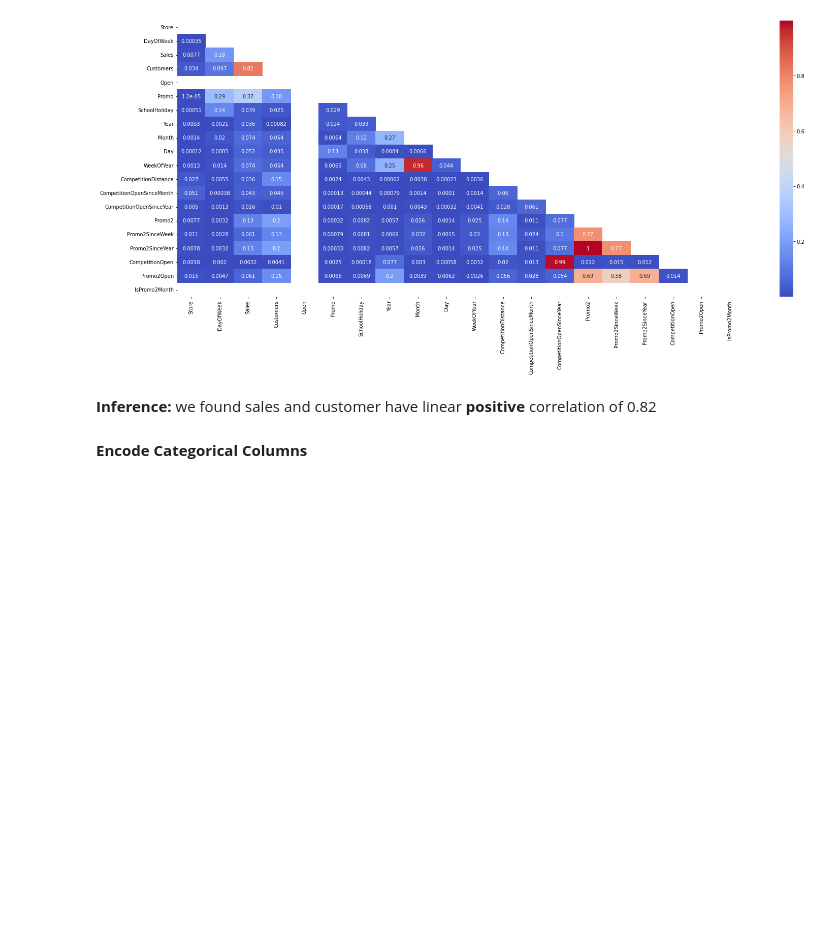
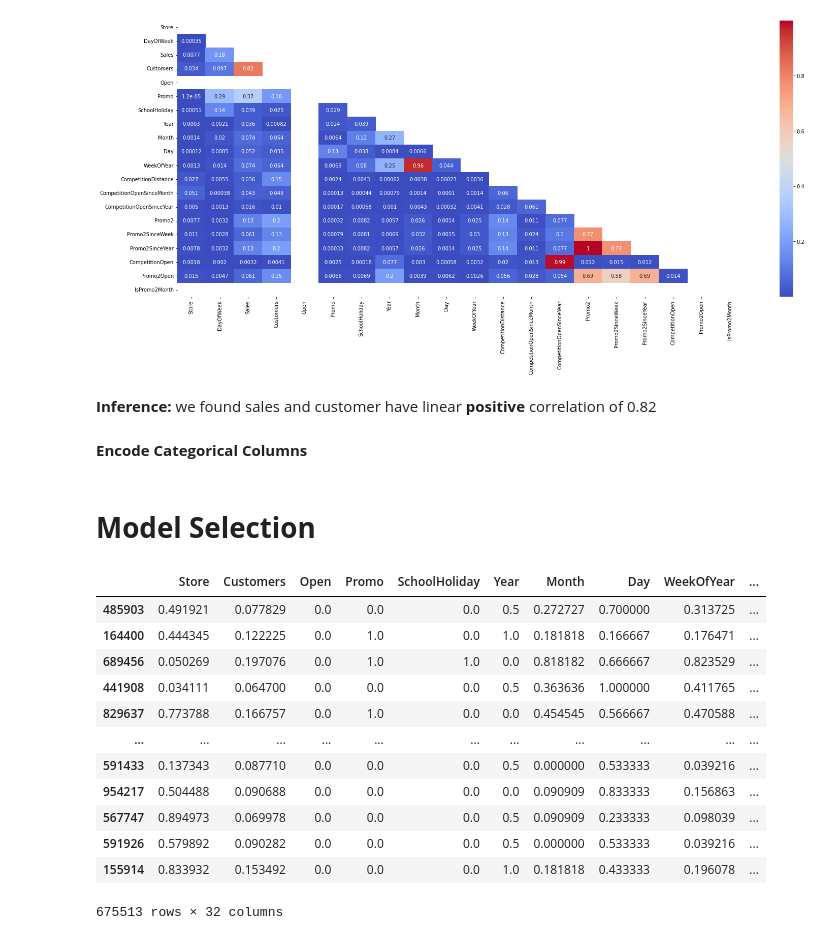
Before and after one commit to vak1997/Rossmann-Sales-Prediction, a Jupyter notebook: Rossmann_Sales_Prediction_Capstone_Project_2.ipynb, the cells around one changed output. Drawn from its saved outputs; the diff is of its cells as text; code cells hidden in the pictures; blank space fills up the shorter version.

```diff
--- a/Rossmann_Sales_Prediction_Capstone_Project_2.ipynb
+++ b/Rossmann_Sales_Prediction_Capstone_Project_2.ipynb
@@ -578,3 +578,5 @@ x[encoded_cols] = encoder.transform(x[cat_col])
 #remove unnecessary  categorical column
 for i in cat_col:
   del x[i]
+# %% [markdown]
+# **Model Selection**
@@ -580,0 +649,16 @@ for i in cat_col:
+# %%
+X_train
+# %% [output]
+|  | Store | Customers | Open | Promo | SchoolHoliday | Year | Month | Day | WeekOfYear | ... |
+| 485903 | 0.491921 | 0.077829 | 0.0 | 0.0 | 0.0 | 0.5 | 0.272727 | 0.700000 | 0.313725 | ... |
+| 164400 | 0.444345 | 0.122225 | 0.0 | 1.0 | 0.0 | 1.0 | 0.181818 | 0.166667 | 0.176471 | ... |
+| 689456 | 0.050269 | 0.197076 | 0.0 | 1.0 | 1.0 | 0.0 | 0.818182 | 0.666667 | 0.823529 | ... |
+| 441908 | 0.034111 | 0.064700 | 0.0 | 0.0 | 0.0 | 0.5 | 0.363636 | 1.000000 | 0.411765 | ... |
+| 829637 | 0.773788 | 0.166757 | 0.0 | 1.0 | 0.0 | 0.0 | 0.454545 | 0.566667 | 0.470588 | ... |
+| ... | ... | ... | ... | ... | ... | ... | ... | ... | ... | ... |
+| 591433 | 0.137343 | 0.087710 | 0.0 | 0.0 | 0.0 | 0.5 | 0.000000 | 0.533333 | 0.039216 | ... |
+| 954217 | 0.504488 | 0.090688 | 0.0 | 0.0 | 0.0 | 0.0 | 0.090909 | 0.833333 | 0.156863 | ... |
+| 567747 | 0.894973 | 0.069978 | 0.0 | 0.0 | 0.0 | 0.5 | 0.090909 | 0.233333 | 0.098039 | ... |
+| 591926 | 0.579892 | 0.090282 | 0.0 | 0.0 | 0.0 | 0.5 | 0.000000 | 0.533333 | 0.039216 | ... |
+| 155914 | 0.833932 | 0.153492 | 0.0 | 0.0 | 0.0 | 1.0 | 0.181818 | 0.433333 | 0.196078 | ... |
+675513 rows × 32 columns
```
Also changed, not shown: parts of 10 cells of this notebook.
